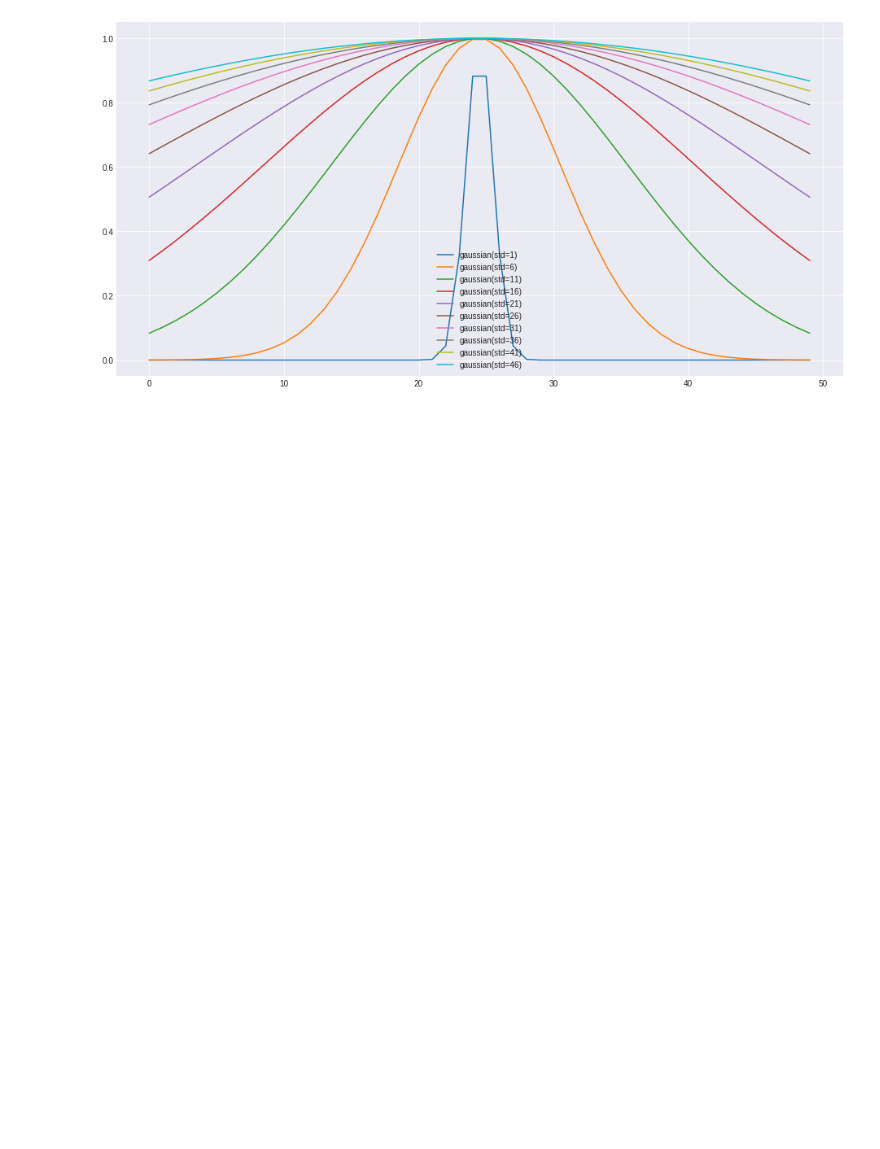
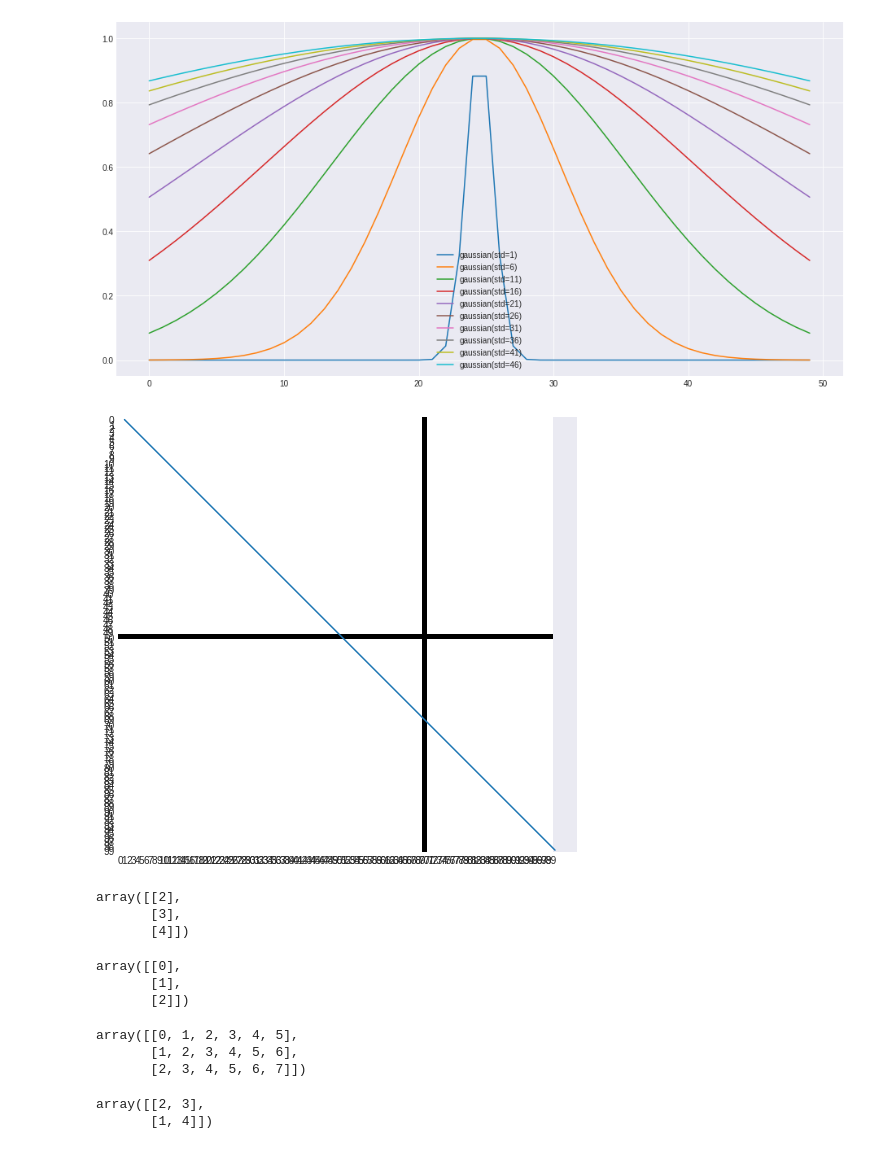
Before and after one commit to sirex/metrikai, a Jupyter notebook: spaces_between_lines.ipynb, the cells around one changed output. Cells and saved outputs as stored; diff of their text form; code cells hidden in the pictures; blank space fills up the shorter version.

```diff
--- a/spaces_between_lines.ipynb
+++ b/spaces_between_lines.ipynb
@@ -175,3 +175,48 @@ cv.waitKey(0)
 cv.destroyAllWindows()
 # %%
 cv.destroyWindow('test')
+# %%
+im = np.zeros((100, 100), dtype=np.uint8)
+im[50] = 255
+im[:,50] = 255
+
+im = np.roll(im, 20, axis=1)
+
+plt.imshow(im)
+plt.plot(np.arange(100) + 1, np.arange(100))
+plt.xticks(np.arange(100))
+plt.yticks(np.arange(100))
+plt.grid(False)
+plt.show()
+# %% [output]
+[figure, added]
+# %%
+a = np.array([
+    [1, 2, 3, 4, 5, 6],
+    [1, 2, 3, 4, 5, 6],
+    [1, 2, 3, 4, 5, 6],
+])
+a[[[0], [1], [2]], [[1], [2], [3]]]
+# %% [output]
+array([[2],
+       [3],
+       [4]])
+# %%
+np.arange(3)[:, None]
+# %% [output]
+array([[0],
+       [1],
+       [2]])
+# %%
+np.arange(3).reshape(-1, 1) + np.arange(6)
+# %% [output]
+array([[0, 1, 2, 3, 4, 5],
+       [1, 2, 3, 4, 5, 6],
+       [2, 3, 4, 5, 6, 7]])
+# %%
+a = np.array([[1, 2],
+              [3, 4]])
+a[[0, 1], [[1, 0], [0, 1]]]
+# %% [output]
+array([[2, 3],
+       [1, 4]])
```
Also changed, not shown: 2 other files.
